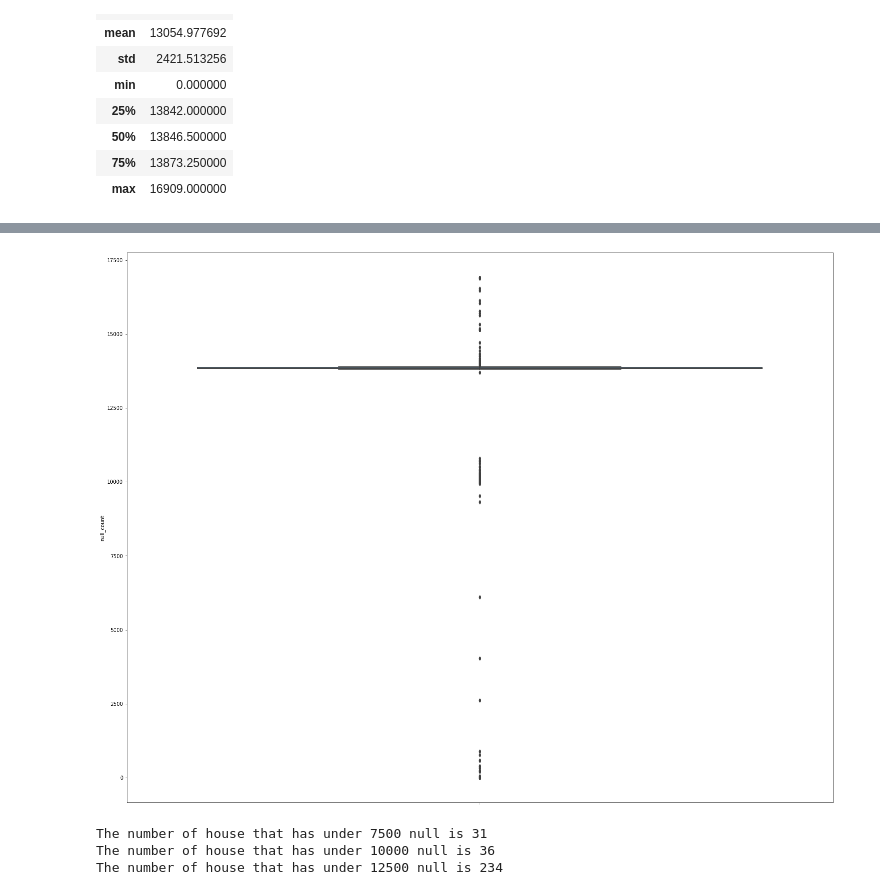
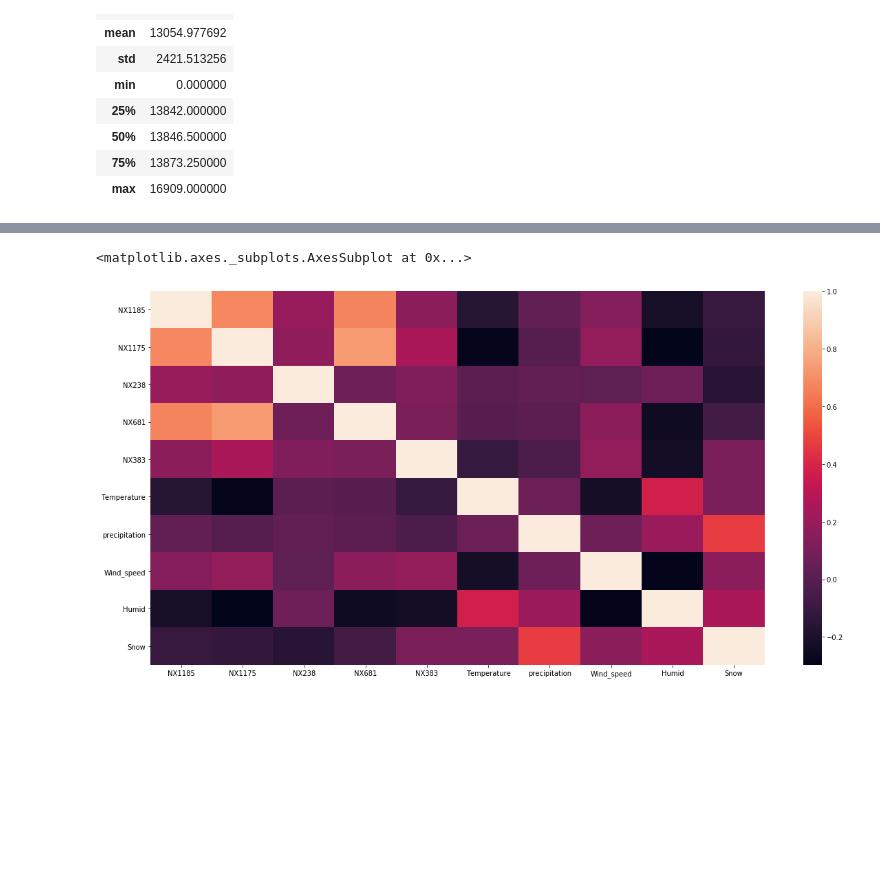
Before and after one commit to Kiminjo/electricity_usage_forecast, a Jupyter notebook: feature_engineering.ipynb, the cells around one changed output, grey strips where cells are left out. Drawn from its saved outputs; the diff is of its cells as text; code cells hidden in the pictures; blank space fills up the shorter version.

```diff
--- a/feature_engineering.ipynb
+++ b/feature_engineering.ipynb
@@ -27,0 +39,3 @@ test = preprocessing.time_data(test)
+# %%
+train = train.iloc[13 : ]
+weather = weather.iloc[168 : 17063]
@@ -61,0 +124,2 @@ null_counts.describe()
+# %%
+valuable_house = ['NX1185', 'NX1175', 'NX238', 'NX681', 'NX383']
@@ -61,0 +149,4 @@ null_counts.describe()
+# %%
+weather = weather.iloc[ : , 1 : 7]
+weather.columns = ['Time', 'Temperature', 'precipitation', 'Wind_speed', 'Humid', 'Snow']
+weather['Time'] = pd.to_datetime(weather['Time'])
@@ -61,0 +168,6 @@ null_counts.describe()
+# %%
+train_weather = pd.merge(train, weather, on = 'Time')
+valuable_house.append('Time')
+train_weather_value = pd.merge(train[valuable_house], weather, on ='Time')
+valuable_house.pop()
+train_weather_value.set_index(['Time'])
@@ -62,15 +189,6 @@ null_counts.describe()
 # %%
-fig, ax = plt.subplots(1, 1, figsize = (25, 20))
-
-sns.boxplot(y = 'null_count', ax = ax, data = null_counts)
-plt.show()
+fig, ax = plt.subplots(1, 1, figsize = (20, 10))
+sns.heatmap(train_weather_value.corr(), ax = ax)
 # %% [output]
+<matplotlib.axes._subplots.AxesSubplot at 0x...>
-[figure, old version]
+[figure, new version]
-# %%
-print('The number of house that has under 7500 null is {0}'.format(len(null_counts[null_counts['null_count'] < 7500])))
-print('The number of house that has under 10000 null is {0}'.format(len(null_counts[null_counts['null_count'] < 10000])))
-print('The number of house that has under 12500 null is {0}'.format(len(null_counts[null_counts['null_count'] < 12500])))
-# %% [output]
-The number of house that has under 7500 null is 31
-The number of house that has under 10000 null is 36
-The number of house that has under 12500 null is 234
```
Also changed, not shown: parts of 26 cells of this notebook.
